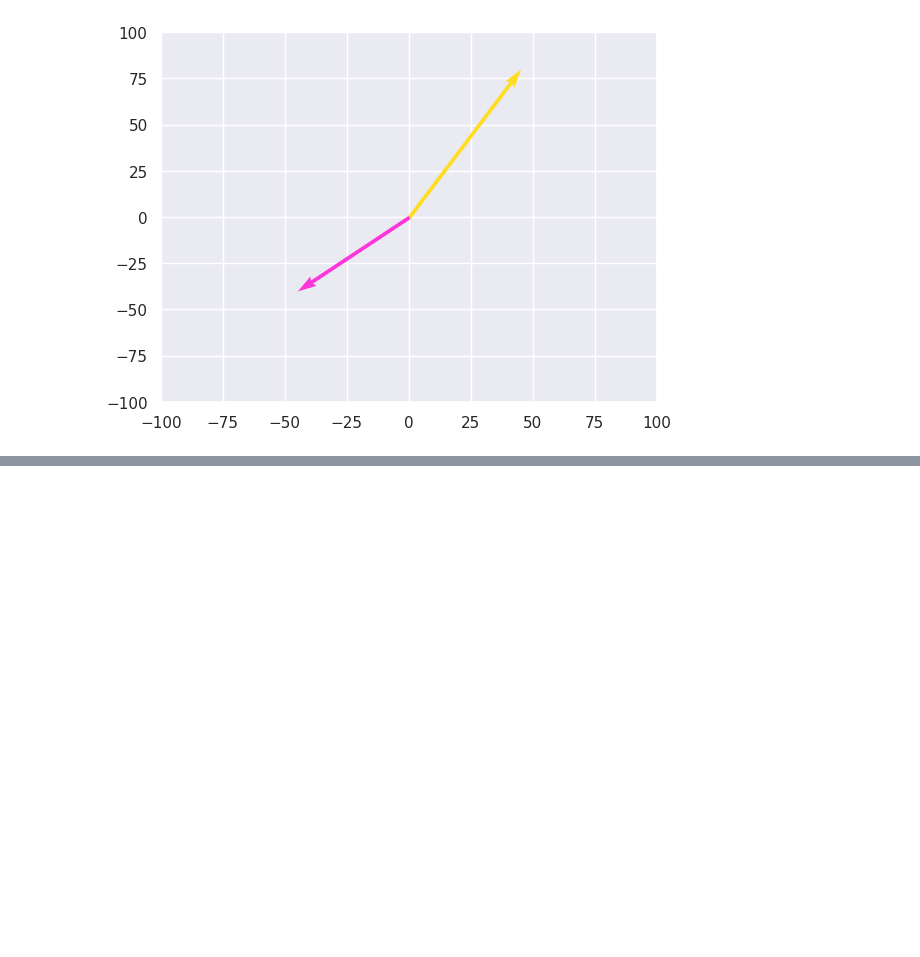
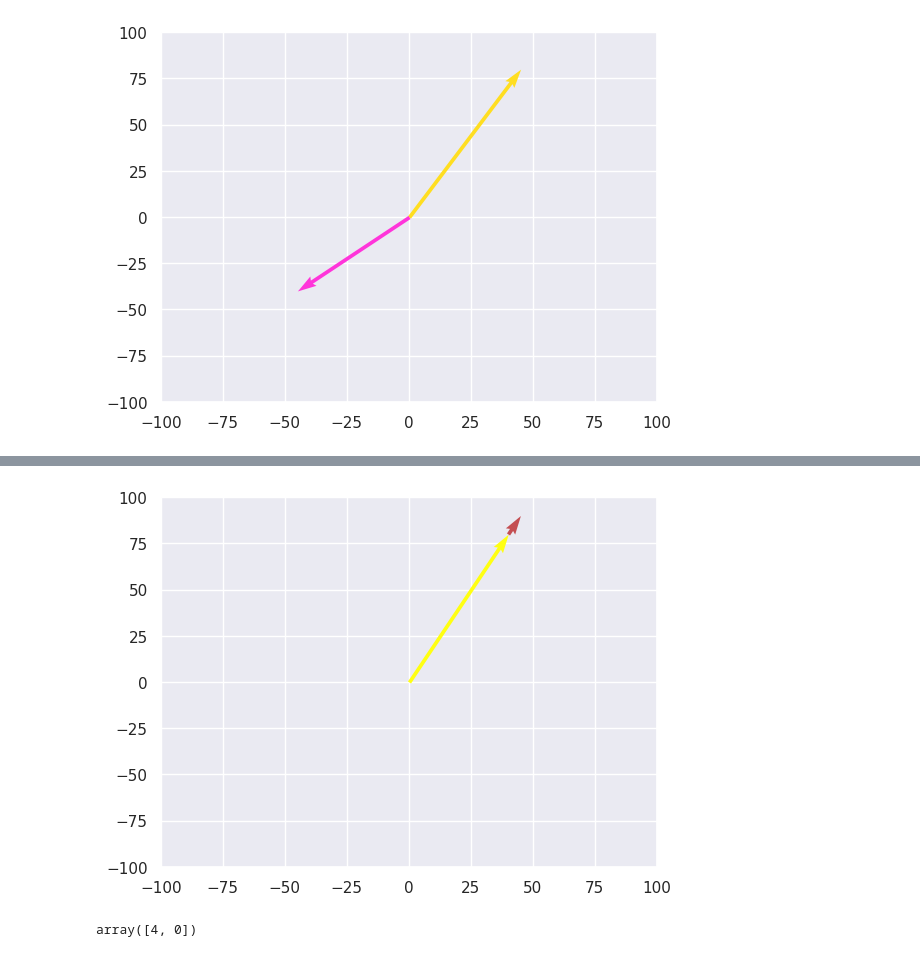
Before and after one commit to OmegaS48/MLDL_python, a Jupyter notebook: video48_vectors.ipynb, the cells around one changed output, grey strips where cells are left out. Saved outputs shown, nothing was run; the diff lists cells and outputs as text; code cells hidden in the pictures; blank space fills up the shorter version.

```diff
--- a/video48_vectors.ipynb
+++ b/video48_vectors.ipynb
@@ -37,0 +42,8 @@ TypeError: quiver() takes from 2 to 5 positional arguments but 1 were given
+# %%
+plt.quiver(0,0,40,80,scale_units='xy',angles='xy',scale=1,color='#ffff12')
+plt.quiver(40,80,5,10,scale_units='xy',angles='xy',scale=1,color='r')
+plt.xlim(-100,100)
+plt.ylim(-100,100)
+plt.show()
+# %% [output]
+[figure, added]
@@ -37,0 +53,4 @@ TypeError: quiver() takes from 2 to 5 positional arguments but 1 were given
+# %%
+u-v
+# %% [output]
+array([4, 0])
```
Also changed, not shown: parts of 20 cells of this notebook.
